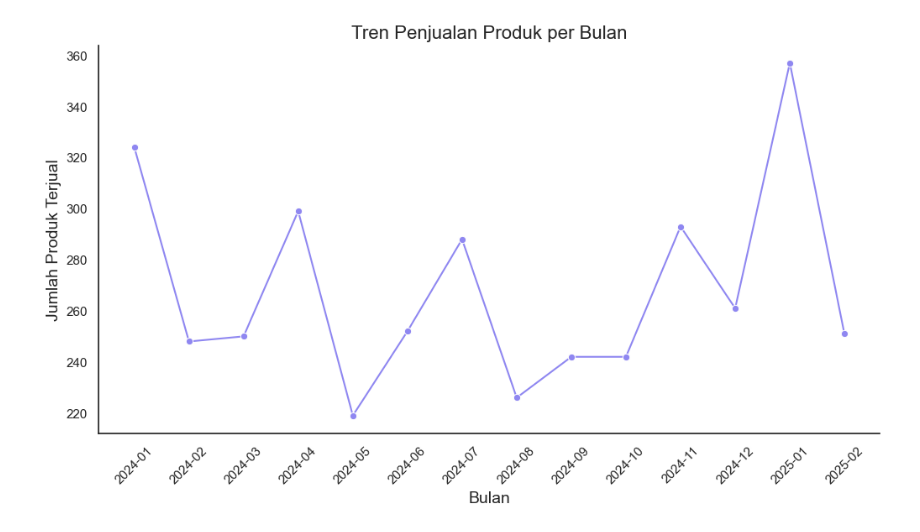
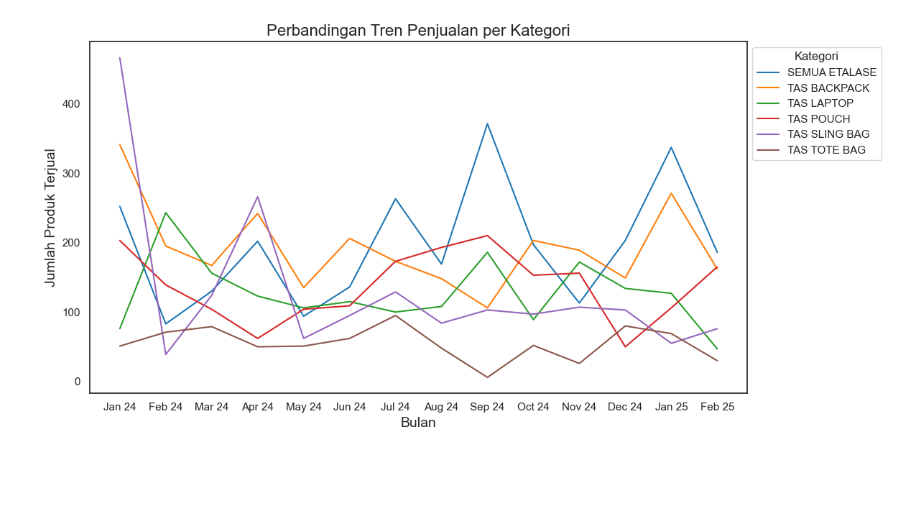
Before and after one commit to zulfaan/e-commerce-analyst-portfolio, a Jupyter notebook: ecommerce_data_analysis.ipynb, the cells around one changed output. Drawn from its saved outputs; the diff is of its cells as text; code cells hidden in the pictures; blank space fills up the shorter version.

```diff
--- a/ecommerce_data_analysis.ipynb
+++ b/ecommerce_data_analysis.ipynb
@@ -290,41 +59,30 @@ plt.show()
 # %%
 import pandas as pd
 import matplotlib.pyplot as plt
 import seaborn as sns
 
 df_orders = pd.read_csv('clean-data/data_order_tokped.csv')
+df_products = pd.read_csv('clean-data/data_product_exsport.csv')
+df_categories = pd.read_csv('clean-data/data_category_exsport.csv')
+df_stock = pd.read_csv('clean-data/data_stock_exsport.csv')
 
-# Konversi kolom order_date ke datetime
 df_orders['order_date'] = pd.to_datetime(df_orders['order_date'])
+df_orders['year_month'] = df_orders['order_date'].dt.to_period('M')
+df_sales = df_orders.merge(df_products[['product_id']], on='product_id', how='left')
+df_sales = df_sales.merge(df_stock[['product_id', 'color_id', 'category_id']], on=['product_id', 'color_id'], how='left')
+df_sales = df_sales.merge(df_categories[['category_id', 'category']], on='category_id', how='left')
+monthly_category_sales = df_sales.groupby(['year_month', 'category'])['quantity'].sum().reset_index()
+monthly_category_sales['year_month'] = monthly_category_sales['year_month'].dt.to_timestamp().dt.strftime('%b %y')
 
-# Buat kolom 'year_month' untuk grup berdasarkan bulan
-df_orders['year_month'] = df_orders['order_date'].dt.to_period('M')
 
-# Menghitung total penjualan per bulan
-monthly_sales = df_orders.groupby('year_month')['quantity'].sum().reset_index()
-
-# Mengonversi 'year_month' ke tipe string
-monthly_sales['year_month'] = monthly_sales['year_month'].astype(str)
-
-# Plotting
 plt.figure(figsize=(12, 6))
-
-# Menggambar garis tren tanpa grid dan border
-sns.lineplot(x='year_month', y='quantity', data=monthly_sales, marker='o', color='#8F87F1')
-
-# Mengatur elemen-elemen grafik
+sns.lineplot(x='year_month', y='quantity', hue='category', data=monthly_category_sales, palette='tab10')
 plt.xlabel('Bulan', fontsize=14)
 plt.ylabel('Jumlah Produk Terjual', fontsize=14)
-plt.title('Tren Penjualan Produk per Bulan', fontsize=16)
-
-# Menghilangkan grid dan border
-sns.despine()  # Menghilangkan border
-plt.grid(False)  # Menghilangkan grid
-
-# Memutar label x-axis
-plt.xticks(rotation=45)
-
-# Menampilkan grafik
+plt.title('Perbandingan Tren Penjualan per Kategori', fontsize=16)
+plt.xticks(rotation=0)
+plt.legend(title='Kategori', bbox_to_anchor=(1, 1), loc='upper left')
+plt.tight_layout()
 plt.show()
 # %% [output]
-[figure, old version]
+[figure, new version]
```
Also changed, not shown: parts of 13 cells of this notebook, 1 other file.
